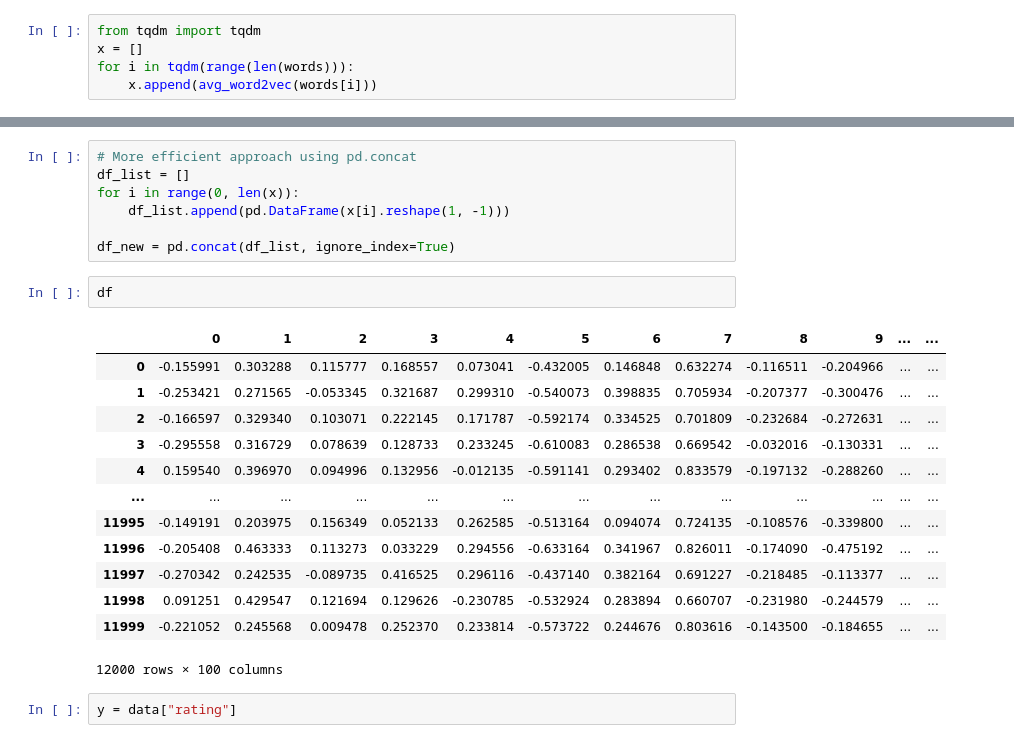
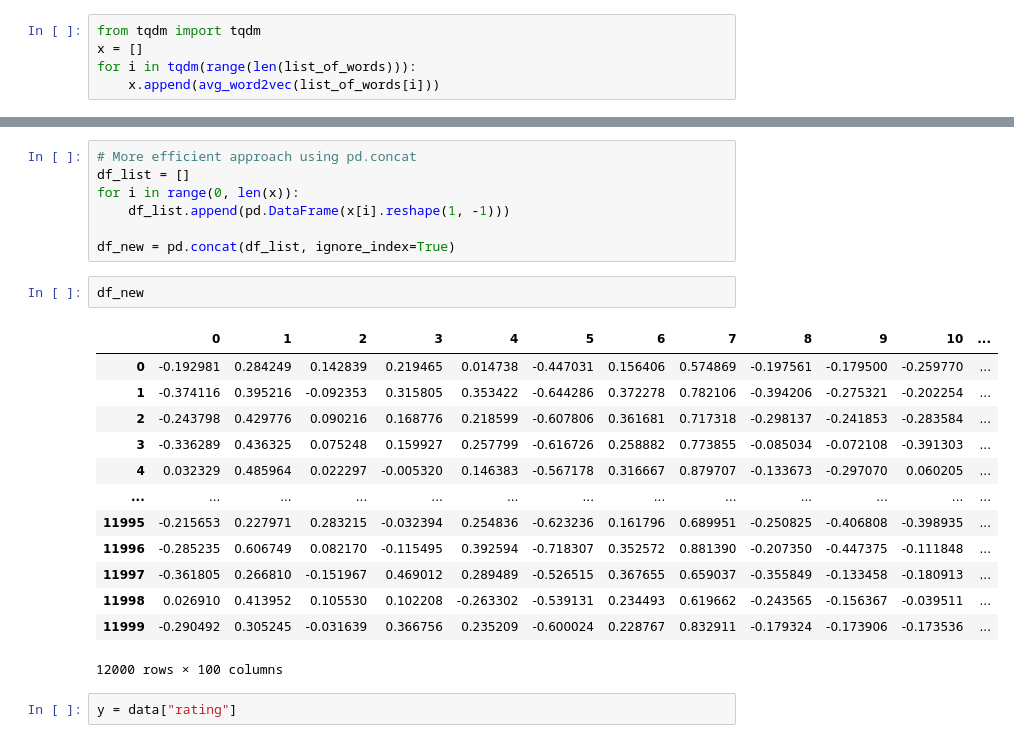
Before and after one commit to raw9k/Learning-NLP, a Jupyter notebook: 12. Kindle Review Sentiment Analysis.ipynb, the cells around one changed output, grey strips where cells are left out. Saved outputs shown, nothing was run; the diff lists cells and outputs as text.

```diff
--- a/12. Kindle Review Sentiment Analysis.ipynb
+++ b/12. Kindle Review Sentiment Analysis.ipynb
@@ -373,8 +345,8 @@ model.corpus_count
 # %%
 from tqdm import tqdm
 x = []
-for i in tqdm(range(len(words))):
-    x.append(avg_word2vec(words[i]))
+for i in tqdm(range(len(list_of_words))):
+    x.append(avg_word2vec(list_of_words[i]))
 # %%
 len(x)
 # %% [output]
@@ -387,20 +359,20 @@ for i in range(0, len(x)):
 
 df_new = pd.concat(df_list, ignore_index=True)
 # %%
-df
+df_new
 # %% [output]
-|  | 0 | 1 | 2 | 3 | 4 | 5 | 6 | 7 | 8 | 9 | ... | ... |
-| 0 | -0.155991 | 0.303288 | 0.115777 | 0.168557 | 0.073041 | -0.432005 | 0.146848 | 0.632274 | -0.116511 | -0.204966 | ... | ... |
-| 1 | -0.253421 | 0.271565 | -0.053345 | 0.321687 | 0.299310 | -0.540073 | 0.398835 | 0.705934 | -0.207377 | -0.300476 | ... | ... |
-| 2 | -0.166597 | 0.329340 | 0.103071 | 0.222145 | 0.171787 | -0.592174 | 0.334525 | 0.701809 | -0.232684 | -0.272631 | ... | ... |
-| 3 | -0.295558 | 0.316729 | 0.078639 | 0.128733 | 0.233245 | -0.610083 | 0.286538 | 0.669542 | -0.032016 | -0.130331 | ... | ... |
-| 4 | 0.159540 | 0.396970 | 0.094996 | 0.132956 | -0.012135 | -0.591141 | 0.293402 | 0.833579 | -0.197132 | -0.288260 | ... | ... |
+|  | 0 | 1 | 2 | 3 | 4 | 5 | 6 | 7 | 8 | 9 | 10 | ... |
+| 0 | -0.192981 | 0.284249 | 0.142839 | 0.219465 | 0.014738 | -0.447031 | 0.156406 | 0.574869 | -0.197561 | -0.179500 | -0.259770 | ... |
+| 1 | -0.374116 | 0.395216 | -0.092353 | 0.315805 | 0.353422 | -0.644286 | 0.372278 | 0.782106 | -0.394206 | -0.275321 | -0.202254 | ... |
+| 2 | -0.243798 | 0.429776 | 0.090216 | 0.168776 | 0.218599 | -0.607806 | 0.361681 | 0.717318 | -0.298137 | -0.241853 | -0.283584 | ... |
+| 3 | -0.336289 | 0.436325 | 0.075248 | 0.159927 | 0.257799 | -0.616726 | 0.258882 | 0.773855 | -0.085034 | -0.072108 | -0.391303 | ... |
+| 4 | 0.032329 | 0.485964 | 0.022297 | -0.005320 | 0.146383 | -0.567178 | 0.316667 | 0.879707 | -0.133673 | -0.297070 | 0.060205 | ... |
 | ... | ... | ... | ... | ... | ... | ... | ... | ... | ... | ... | ... | ... |
-| 11995 | -0.149191 | 0.203975 | 0.156349 | 0.052133 | 0.262585 | -0.513164 | 0.094074 | 0.724135 | -0.108576 | -0.339800 | ... | ... |
-| 11996 | -0.205408 | 0.463333 | 0.113273 | 0.033229 | 0.294556 | -0.633164 | 0.341967 | 0.826011 | -0.174090 | -0.475192 | ... | ... |
-| 11997 | -0.270342 | 0.242535 | -0.089735 | 0.416525 | 0.296116 | -0.437140 | 0.382164 | 0.691227 | -0.218485 | -0.113377 | ... | ... |
-| 11998 | 0.091251 | 0.429547 | 0.121694 | 0.129626 | -0.230785 | -0.532924 | 0.283894 | 0.660707 | -0.231980 | -0.244579 | ... | ... |
-| 11999 | -0.221052 | 0.245568 | 0.009478 | 0.252370 | 0.233814 | -0.573722 | 0.244676 | 0.803616 | -0.143500 | -0.184655 | ... | ... |
+| 11995 | -0.215653 | 0.227971 | 0.283215 | -0.032394 | 0.254836 | -0.623236 | 0.161796 | 0.689951 | -0.250825 | -0.406808 | -0.398935 | ... |
+| 11996 | -0.285235 | 0.606749 | 0.082170 | -0.115495 | 0.392594 | -0.718307 | 0.352572 | 0.881390 | -0.207350 | -0.447375 | -0.111848 | ... |
+| 11997 | -0.361805 | 0.266810 | -0.151967 | 0.469012 | 0.289489 | -0.526515 | 0.367655 | 0.659037 | -0.355849 | -0.133458 | -0.180913 | ... |
+| 11998 | 0.026910 | 0.413952 | 0.105530 | 0.102208 | -0.263302 | -0.539131 | 0.234493 | 0.619662 | -0.243565 | -0.156367 | -0.039511 | ... |
+| 11999 | -0.290492 | 0.305245 | -0.031639 | 0.366756 | 0.235209 | -0.600024 | 0.228767 | 0.832911 | -0.179324 | -0.173906 | -0.173536 | ... |
 12000 rows × 100 columns
 # %%
 y = data["rating"]
```
Also changed, not shown: parts of 18 cells of this notebook.
